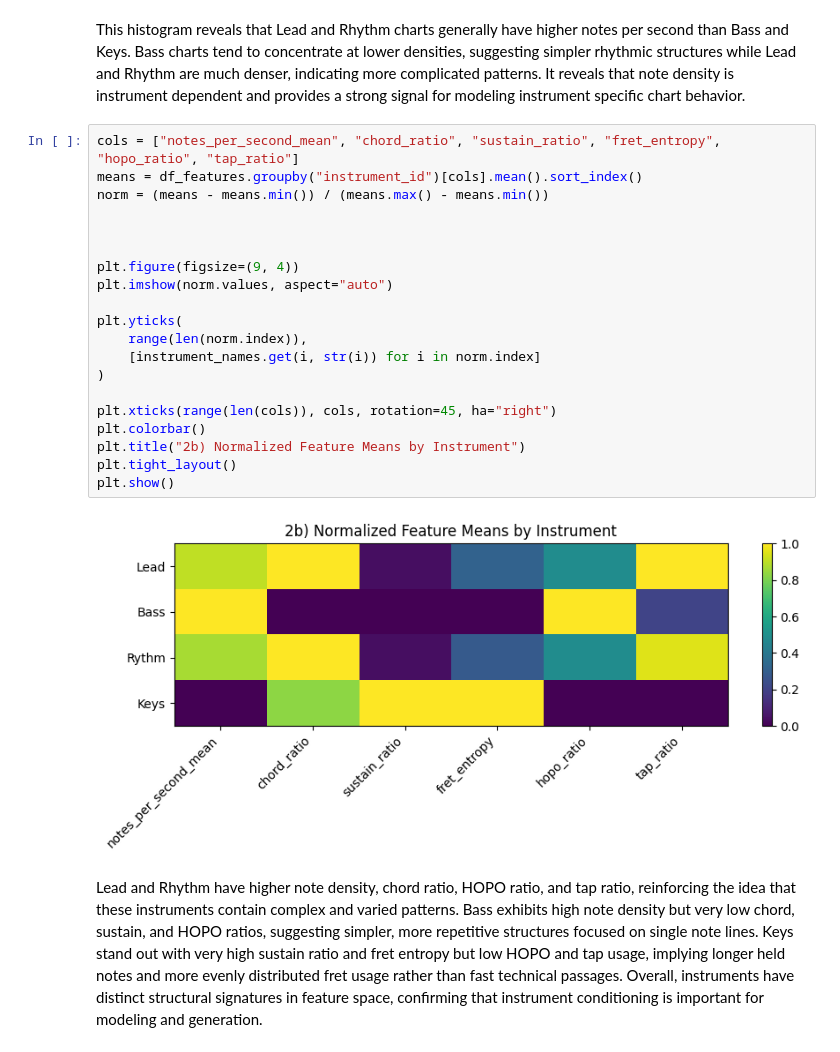
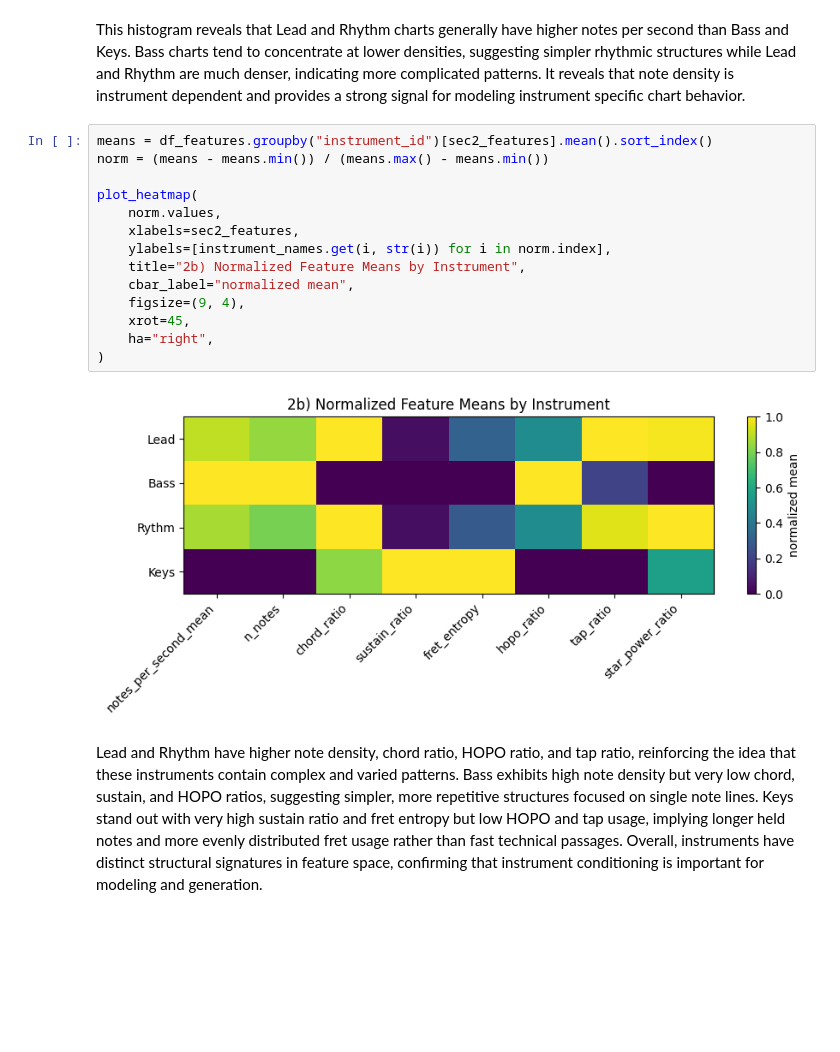
Before and after one commit to MattGroho/tab-hero, a Jupyter notebook: notebooks/data_deepdive_refactored.ipynb, the cells around one changed output. Cells and saved outputs as stored; diff of their text form; blank space fills up the shorter version.

```diff
--- a/notebooks/data_deepdive_refactored.ipynb
+++ b/notebooks/data_deepdive_refactored.ipynb
@@ -237,27 +468,21 @@ plt.show()
 # %% [markdown]
 This histogram reveals that Lead and Rhythm charts generally have higher notes per second than Bass and Keys. Bass charts tend to concentrate at lower densities, suggesting simpler rhythmic structures while Lead and Rhythm are much denser, indicating more complicated patterns. It reveals that note density is instrument dependent and provides a strong signal for modeling instrument specific chart behavior.
 # %%
-cols = ["notes_per_second_mean", "chord_ratio", "sustain_ratio", "fret_entropy", "hopo_ratio", "tap_ratio"]
-means = df_features.groupby("instrument_id")[cols].mean().sort_index()
+means = df_features.groupby("instrument_id")[sec2_features].mean().sort_index()
 norm = (means - means.min()) / (means.max() - means.min())
 
-
-
-plt.figure(figsize=(9, 4))
-plt.imshow(norm.values, aspect="auto")
-
-plt.yticks(
-    range(len(norm.index)),
-    [instrument_names.get(i, str(i)) for i in norm.index]
+plot_heatmap(
+    norm.values,
+    xlabels=sec2_features,
+    ylabels=[instrument_names.get(i, str(i)) for i in norm.index],
+    title="2b) Normalized Feature Means by Instrument",
+    cbar_label="normalized mean",
+    figsize=(9, 4),
+    xrot=45,
+    ha="right",
 )
-
-plt.xticks(range(len(cols)), cols, rotation=45, ha="right")
-plt.colorbar()
-plt.title("2b) Normalized Feature Means by Instrument")
-plt.tight_layout()
-plt.show()
 # %% [output]
-[figure, old version]
+[figure, new version]
 # %% [markdown]
 Lead and Rhythm have higher note density, chord ratio, HOPO ratio, and tap ratio, reinforcing the idea that these instruments contain complex and varied patterns. Bass exhibits high note density but very low chord, sustain, and HOPO ratios, suggesting simpler, more repetitive structures focused on single note lines. Keys stand out with very high sustain ratio and fret entropy but low HOPO and tap usage, implying longer held notes and more evenly distributed fret usage rather than fast technical passages. Overall, instruments have distinct structural signatures in feature space, confirming that instrument conditioning is important for modeling and generation.
 # %% [markdown]
```
Also changed, not shown: parts of 20 cells of this notebook, 2 other files.
